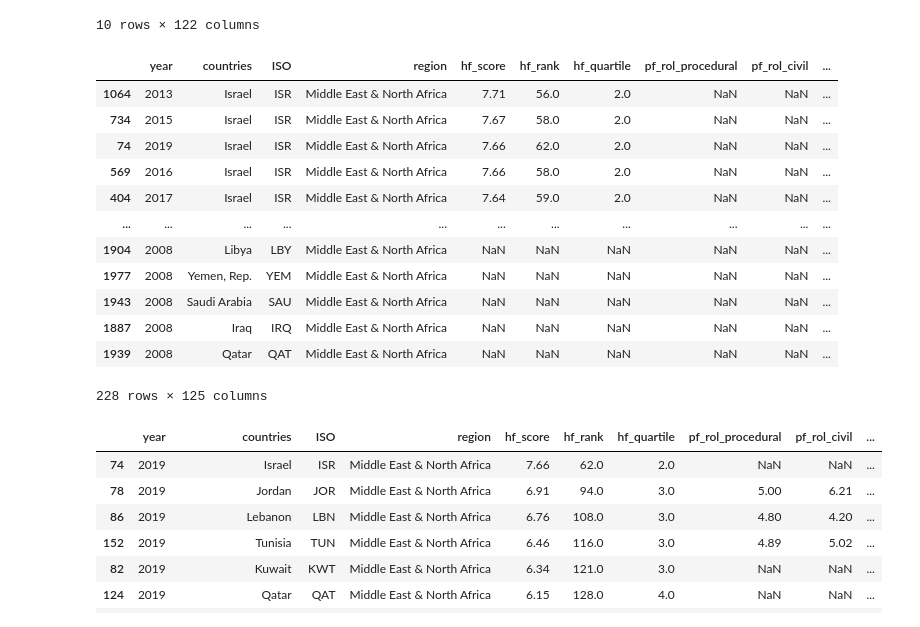
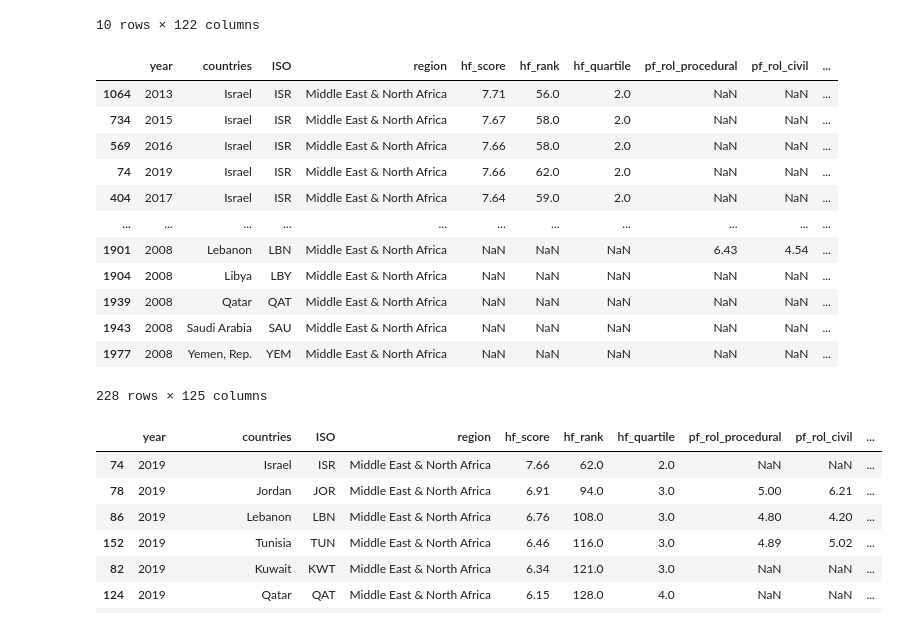
Before and after one commit to NJB7/HumanFreedomIndexProject, a Jupyter notebook: HFIProject.ipynb, the cells around one changed output. Drawn from its saved outputs; the diff is of its cells as text; code cells hidden in the pictures.

```diff
--- a/HFIProject.ipynb
+++ b/HFIProject.ipynb
@@ -90,23 +74,23 @@ dfme
 10 rows × 122 columns
 # %%
 # single condition:
-df3 = (df3.sort_values("hf_score", ascending=False)
-    .loc[df3["region"] == "Middle East & North Africa"])
+df3 = (df1.sort_values("hf_score", ascending=False)
+    .loc[df1["region"] == "Middle East & North Africa"])
 
 df3
 # %% [output]
 |  | year | countries | ISO | region | hf_score | hf_rank | hf_quartile | pf_rol_procedural | pf_rol_civil | ... |
 | 1064 | 2013 | Israel | ISR | Middle East & North Africa | 7.71 | 56.0 | 2.0 | NaN | NaN | ... |
 | 734 | 2015 | Israel | ISR | Middle East & North Africa | 7.67 | 58.0 | 2.0 | NaN | NaN | ... |
+| 569 | 2016 | Israel | ISR | Middle East & North Africa | 7.66 | 58.0 | 2.0 | NaN | NaN | ... |
 | 74 | 2019 | Israel | ISR | Middle East & North Africa | 7.66 | 62.0 | 2.0 | NaN | NaN | ... |
-| 569 | 2016 | Israel | ISR | Middle East & North Africa | 7.66 | 58.0 | 2.0 | NaN | NaN | ... |
 | 404 | 2017 | Israel | ISR | Middle East & North Africa | 7.64 | 59.0 | 2.0 | NaN | NaN | ... |
 | ... | ... | ... | ... | ... | ... | ... | ... | ... | ... | ... |
+| 1901 | 2008 | Lebanon | LBN | Middle East & North Africa | NaN | NaN | NaN | 6.43 | 4.54 | ... |
 | 1904 | 2008 | Libya | LBY | Middle East & North Africa | NaN | NaN | NaN | NaN | NaN | ... |
+| 1939 | 2008 | Qatar | QAT | Middle East & North Africa | NaN | NaN | NaN | NaN | NaN | ... |
+| 1943 | 2008 | Saudi Arabia | SAU | Middle East & North Africa | NaN | NaN | NaN | NaN | NaN | ... |
 | 1977 | 2008 | Yemen, Rep. | YEM | Middle East & North Africa | NaN | NaN | NaN | NaN | NaN | ... |
-| 1943 | 2008 | Saudi Arabia | SAU | Middle East & North Africa | NaN | NaN | NaN | NaN | NaN | ... |
-| 1887 | 2008 | Iraq | IRQ | Middle East & North Africa | NaN | NaN | NaN | NaN | NaN | ... |
-| 1939 | 2008 | Qatar | QAT | Middle East & North Africa | NaN | NaN | NaN | NaN | NaN | ... |
 228 rows × 125 columns
 # %%
 #multiple conditions:
```
Also changed, not shown: parts of 10 cells of this notebook, 5 other files.
